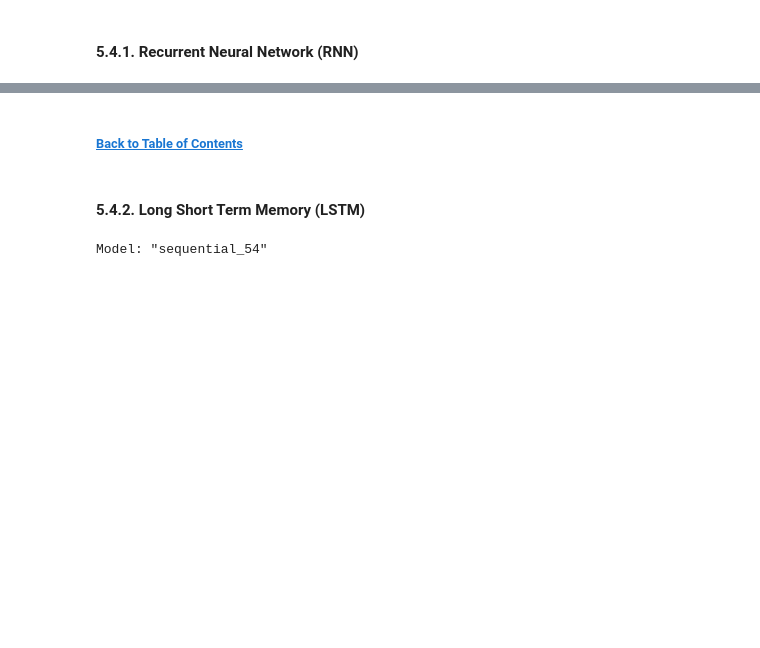
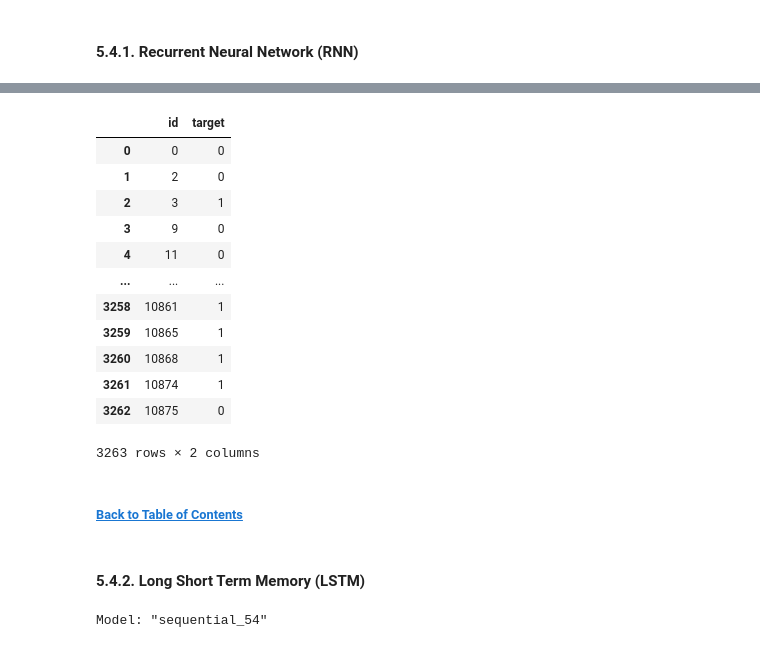
Before and after one commit to chill0121/Kaggle_Projects, a Jupyter notebook: NLP_Disaster_Tweets/NLP_Disaster_Tweets.ipynb, the cells around one changed output, grey strips where cells are left out. Drawn from its saved outputs; the diff is of its cells as text; code cells hidden in the pictures; blank space fills up the shorter version.

```diff
--- a/NLP_Disaster_Tweets/NLP_Disaster_Tweets.ipynb
+++ b/NLP_Disaster_Tweets/NLP_Disaster_Tweets.ipynb
@@ -1235,12 +967,0 @@ Here we will predict on the Test set. Results can be found in the conclusion sec
-# %%
-X_test_sparse_nmf = tfidf.transform(X_test['cleaned'])
-mod_nmf_X_test = mod_nmf.transform(X_test_sparse_nmf)
-y_pred_nmf = mod_nmf_X_test.argmax(axis = 1)
-
-# Map best accuracy permutation order and predictions to dataframe.
-labels_test = {key : i for i, key in zip(train['target'].unique(), label_order)}
-X_test['y_pred'] = y_pred_nmf
-X_test['target'] = X_test['y_pred'].map(labels_test)
-
-# Output test results for kaggle submission scoring.
-X_test[['id', 'target']].to_csv(current_wdir + f'/Models/NMF/X_test_Submission_NMF.csv', index = False)
@@ -1422,0 +1122,10 @@ plot_TF_training_history(model_hist_df)
+# %%
+# Predict Test Set
+y_pred_rnn_logit = mod_rnn.predict(X_test.cleaned.to_numpy(), verbose = "auto", callbacks = None)
+
+# Save file for submission.
+y_pred_rnn = X_test[['id']].copy()
+y_pred_rnn['target'] = tf.round(tf.nn.sigmoid(y_pred_rnn_logit)).numpy().astype(int)
+y_pred_rnn.to_csv(current_wdir + f'/Models/RNN/X_test_RNN.csv', index = False)
+display(y_pred_rnn)
+# %% [output]
@@ -1423,7 +1133,20 @@ plot_TF_training_history(model_hist_df)
+|  | id | target |
+| 0 | 0 | 0 |
+| 1 | 2 | 0 |
+| 2 | 3 | 1 |
+| 3 | 9 | 0 |
+| 4 | 11 | 0 |
+| ... | ... | ... |
+| 3258 | 10861 | 1 |
+| 3259 | 10865 | 1 |
+| 3260 | 10868 | 1 |
+| 3261 | 10874 | 1 |
+| 3262 | 10875 | 0 |
+3263 rows × 2 columns
 # %% [markdown]
 ###### [Back to Table of Contents](#toc)
 # %% [markdown]
-  #### 5.4.2. Long Short Term Memory (LSTM) <a name="lstm"></a>
+#### 5.4.2. Long Short Term Memory (LSTM) <a name="lstm"></a>
 # %%
 regularizer = kernel_regularizer = tf.keras.regularizers.l2(0.0001)
 
```
Also changed, not shown: parts of 52 cells of this notebook.
